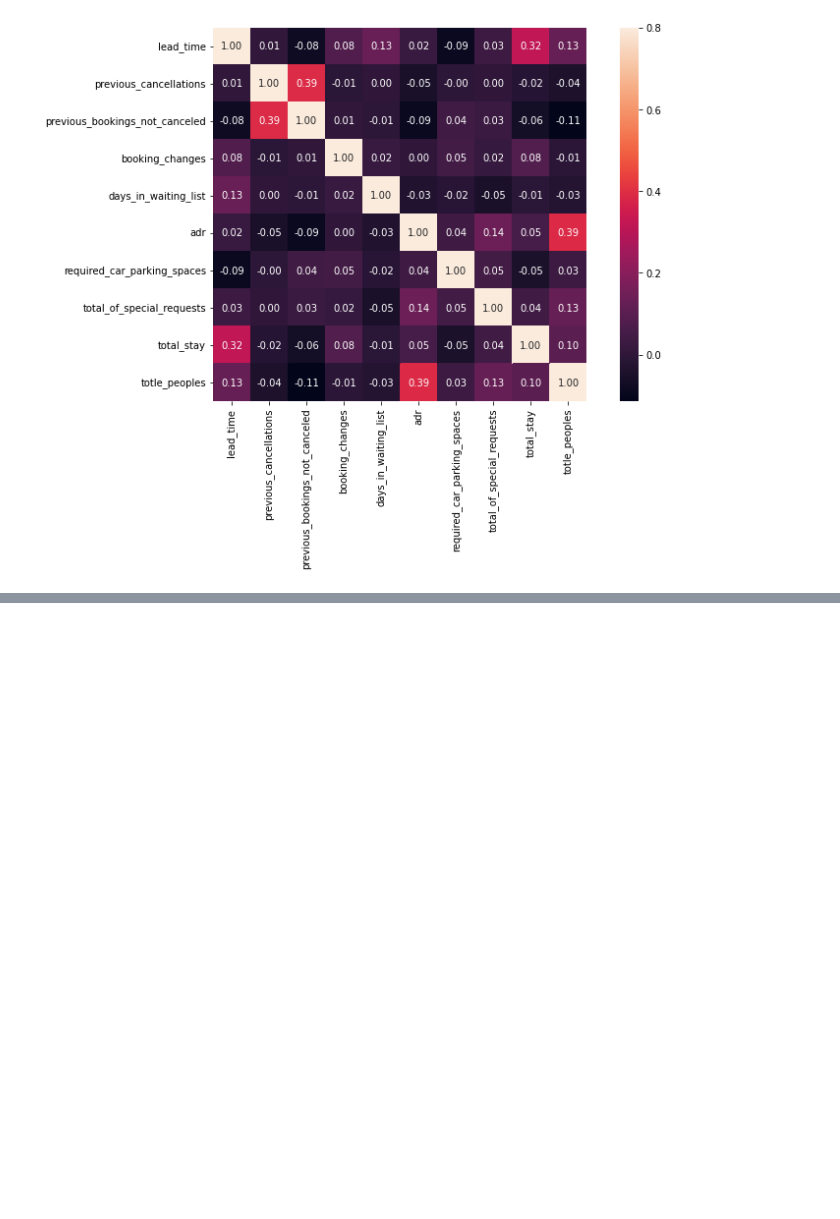
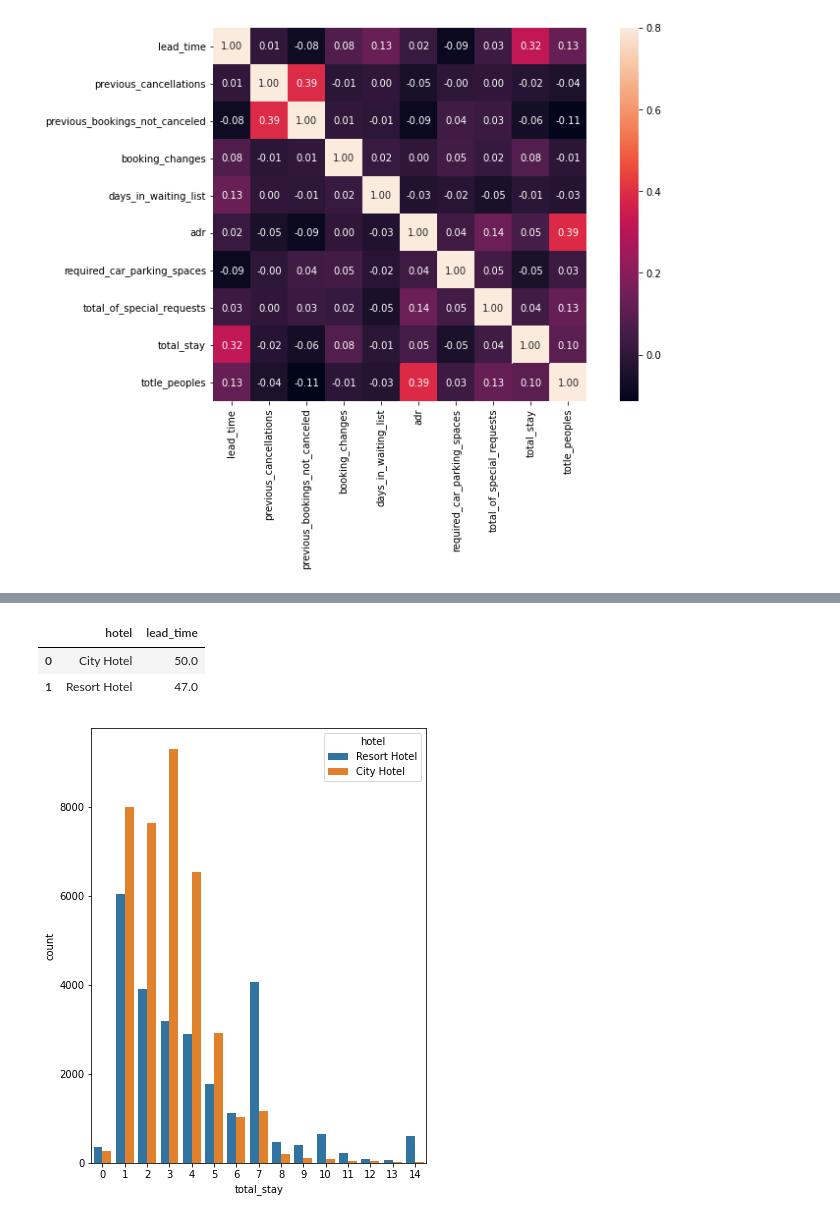
Before and after one commit to ashokkondhalkar/CAPSTONE-1-Hotel-Booking-Analysis-EDA, a Jupyter notebook: Individual_notebook.ipynb, the cells around one changed output, grey strips where cells are left out. Drawn from its saved outputs; the diff is of its cells as text; code cells hidden in the pictures; blank space fills up the shorter version.

```diff
--- a/Individual_notebook.ipynb
+++ b/Individual_notebook.ipynb
@@ -262,0 +440,20 @@ plt.show()
+# %%
+lead_time=make_group['lead_time'].median().reset_index()
+pd.DataFrame(lead_time)
+#lead time of city hotel is more than Resort Hotel
+# %% [output]
+|  | hotel | lead_time |
+| 0 | City Hotel | 50.0 |
+| 1 | Resort Hotel | 47.0 |
+# %%
+#find hotel having zero calcelations
+zero_cancel=hotel1[hotel1['is_canceled']==0]
+# if stay length greater than 15 days
+condition=zero_cancel[zero_cancel['total_stay']<15]
+
+#provide figure size
+plt.figure(figsize=(6,8))
+sns.countplot(x=condition['total_stay'],hue=condition['hotel'])
+plt.show()
+# %% [output]
+[figure, added]
```
Also changed, not shown: parts of 47 cells of this notebook.
